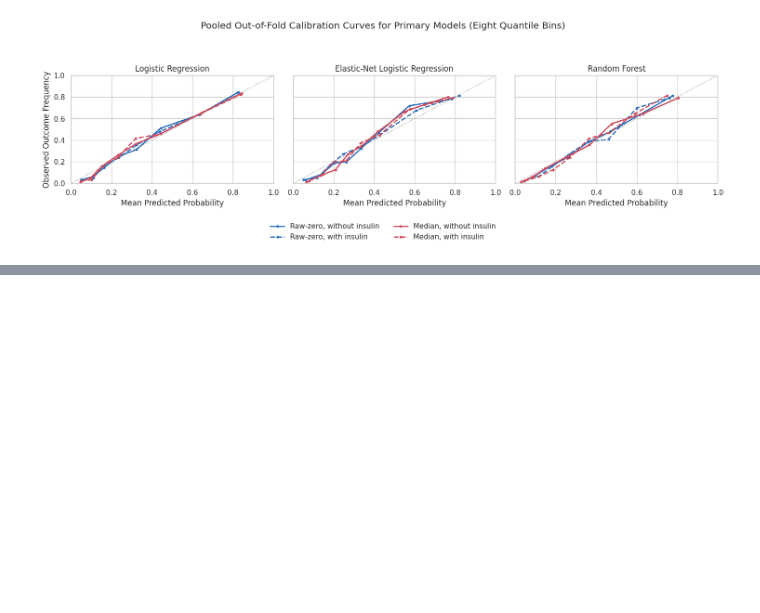
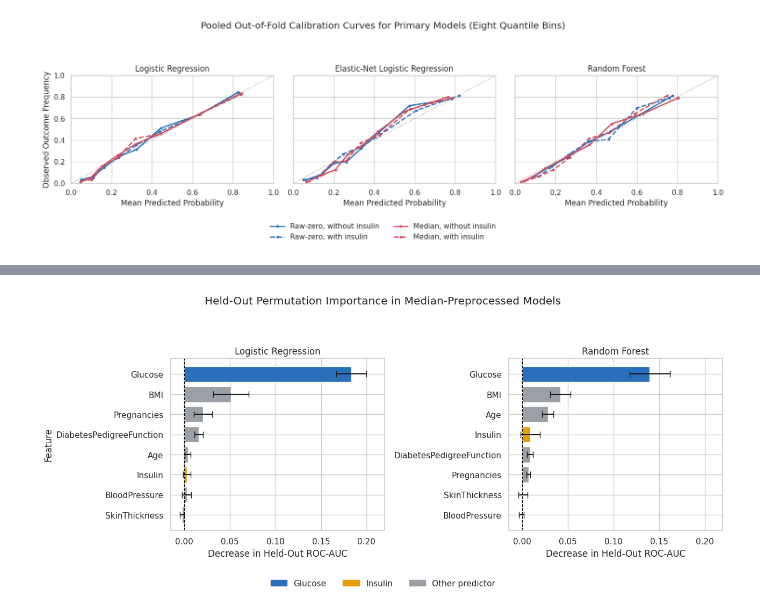
Before and after one commit to rodrigoviannasn/mat422-insulin-diabetes-project, a Jupyter notebook: notebooks/02_modeling_results.ipynb, the cells around one changed output, grey strips where cells are left out. Saved outputs shown, nothing was run; the diff lists cells and outputs as text; code cells hidden in the pictures; blank space fills up the shorter version.

Commit message:
Add held-out permutation importance analysis

```diff
--- a/notebooks/02_modeling_results.ipynb
+++ b/notebooks/02_modeling_results.ipynb
@@ -2308,0 +2544,97 @@ plt.show()
+# %%
+from matplotlib.patches import Patch
+
+importance_models = [
+    "Logistic Regression",
+    "Random Forest",
+]
+
+x_min = min(
+    -0.01,
+    (
+        held_out_permutation_importance_summary[
+            "Mean ROC-AUC Decrease"
+        ]
+        - held_out_permutation_importance_summary[
+            "Outer-Fold Standard Deviation"
+        ]
+    ).min()
+    - 0.01,
+)
+
+x_max = (
+    held_out_permutation_importance_summary[
+        "Mean ROC-AUC Decrease"
+    ]
+    + held_out_permutation_importance_summary[
+        "Outer-Fold Standard Deviation"
+    ]
+).max() + 0.02
+
+fig, axes = plt.subplots(
+    1,
+    2,
+    figsize=(13, 5.5),
+    sharex=True,
+)
+
+for ax, model_name in zip(axes, importance_models):
+    plot_data = (
+        held_out_permutation_importance_summary[
+            held_out_permutation_importance_summary["Model"]
+            == model_name
+        ]
+        .sort_values("Mean ROC-AUC Decrease", ascending=True)
+        .copy()
+    )
+
+    bar_colors = [
+        "#2a6fbb" if feature == "Glucose"
+        else "#e69f00" if feature == "Insulin"
+        else "#9aa0a6"
+        for feature in plot_data["Feature"]
+    ]
+
+    ax.barh(
+        plot_data["Feature"],
+        plot_data["Mean ROC-AUC Decrease"],
+        xerr=plot_data["Outer-Fold Standard Deviation"],
+        color=bar_colors,
+        capsize=4,
+    )
+
+    ax.axvline(0, color="black", linewidth=1, linestyle="--")
+    ax.set_title(model_name)
+    ax.set_xlim(x_min, x_max)
+    ax.set_xlabel("Decrease in Held-Out ROC-AUC")
+
+axes[0].set_ylabel("Feature")
+
+legend_handles = [
+    Patch(color="#2a6fbb", label="Glucose"),
+    Patch(color="#e69f00", label="Insulin"),
+    Patch(color="#9aa0a6", label="Other predictor"),
+]
+
+fig.legend(
+    handles=legend_handles,
+    loc="lower center",
+    bbox_to_anchor=(0.5, 0.01),
+    ncol=3,
+    frameon=False,
+)
+
+fig.suptitle(
+    "Held-Out Permutation Importance in Median-Preprocessed Models",
+    y=1.02,
+)
+
+plt.tight_layout(rect=[0, 0.10, 1, 0.95])
+plt.savefig(
+    FIGURES_DIR / "held_out_permutation_importance.png",
+    dpi=300,
+    bbox_inches="tight",
+)
+plt.show()
+# %% [output]
+[figure, added]
```
Also changed, not shown: parts of 4 cells of this notebook.
